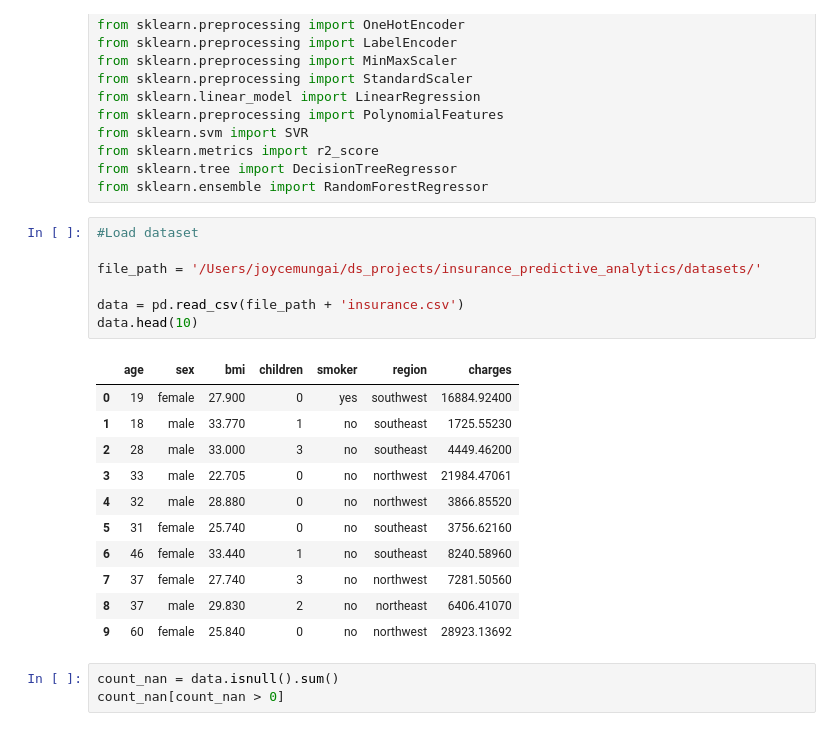
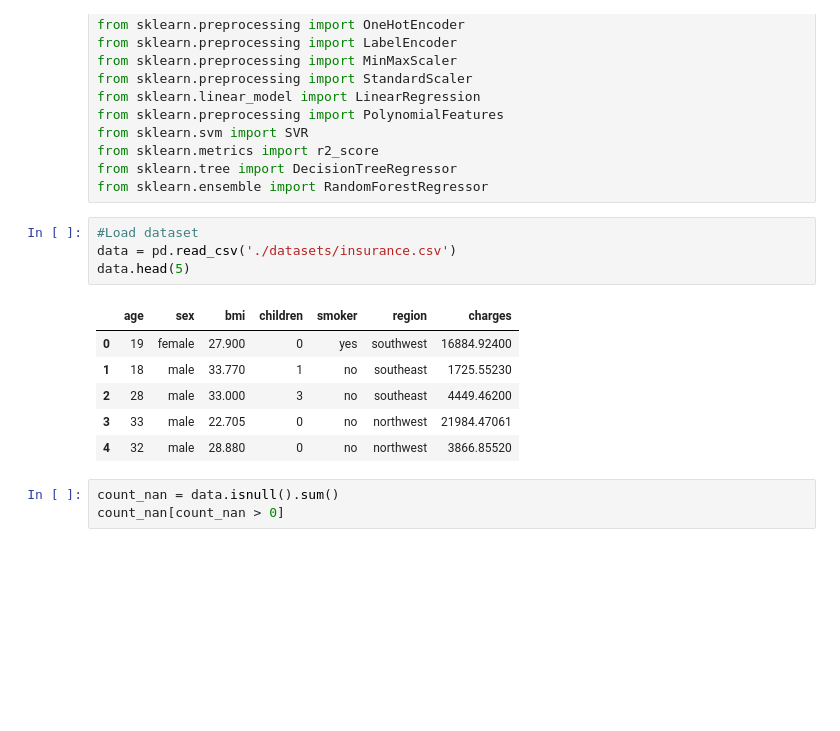
Before and after one commit to wambuimungai/insurance_predictive_analytics, a Jupyter notebook: insurance_predictive_analytics/insurance_pred_analytics.ipynb, the cells around one changed output. Saved outputs shown, nothing was run; the diff lists cells and outputs as text; blank space fills up the shorter version.

```diff
--- a/insurance_predictive_analytics/insurance_pred_analytics.ipynb
+++ b/insurance_predictive_analytics/insurance_pred_analytics.ipynb
@@ -18,23 +32,15 @@ from sklearn.tree import DecisionTreeRegressor
 from sklearn.ensemble import RandomForestRegressor
 # %%
 #Load dataset
-
-file_path = '/Users/joycemungai/ds_projects/insurance_predictive_analytics/datasets/'
-
-data = pd.read_csv(file_path + 'insurance.csv')
-data.head(10)
+data = pd.read_csv('./datasets/insurance.csv')
+data.head(5)
 # %% [output]
 |  | age | sex | bmi | children | smoker | region | charges |
 | 0 | 19 | female | 27.900 | 0 | yes | southwest | 16884.92400 |
 | 1 | 18 | male | 33.770 | 1 | no | southeast | 1725.55230 |
 | 2 | 28 | male | 33.000 | 3 | no | southeast | 4449.46200 |
 | 3 | 33 | male | 22.705 | 0 | no | northwest | 21984.47061 |
 | 4 | 32 | male | 28.880 | 0 | no | northwest | 3866.85520 |
-| 5 | 31 | female | 25.740 | 0 | no | southeast | 3756.62160 |
-| 6 | 46 | female | 33.440 | 1 | no | southeast | 8240.58960 |
-| 7 | 37 | female | 27.740 | 3 | no | northwest | 7281.50560 |
-| 8 | 37 | male | 29.830 | 2 | no | northeast | 6406.41070 |
-| 9 | 60 | female | 25.840 | 0 | no | northwest | 28923.13692 |
 # %%
 count_nan = data.isnull().sum()
 count_nan[count_nan > 0]
```
Also changed, not shown: parts of 6 cells of this notebook.
